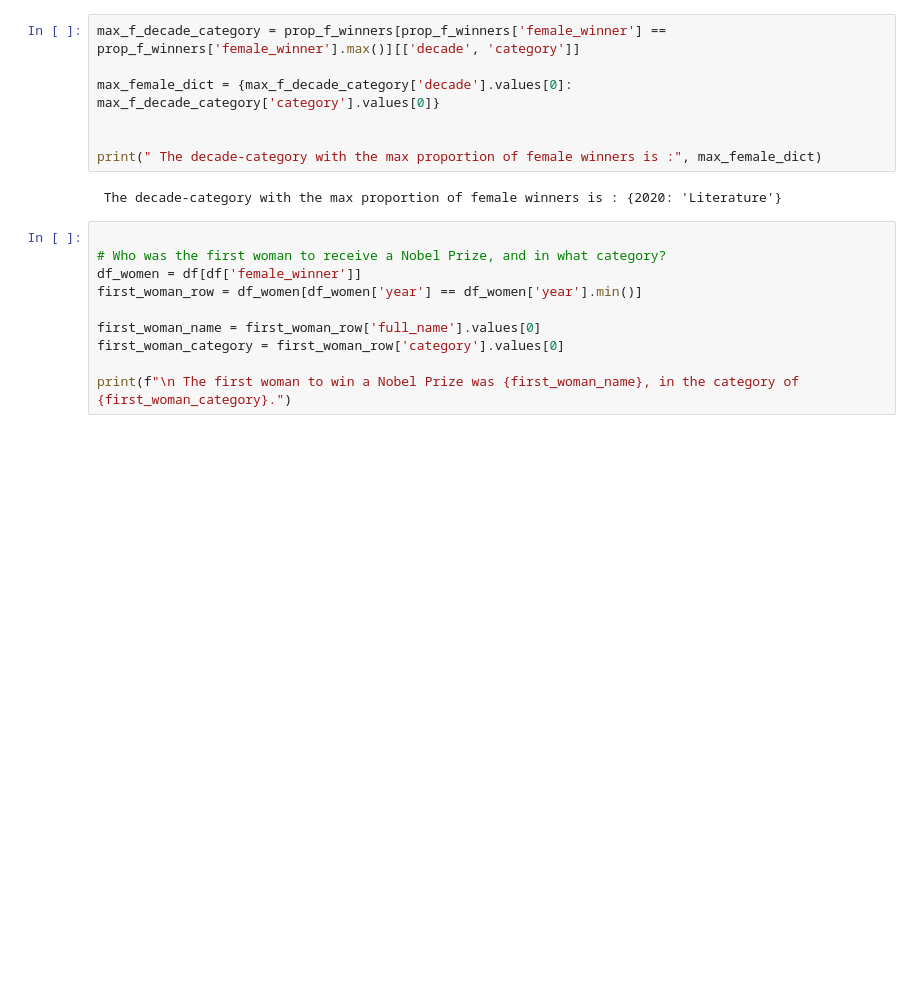
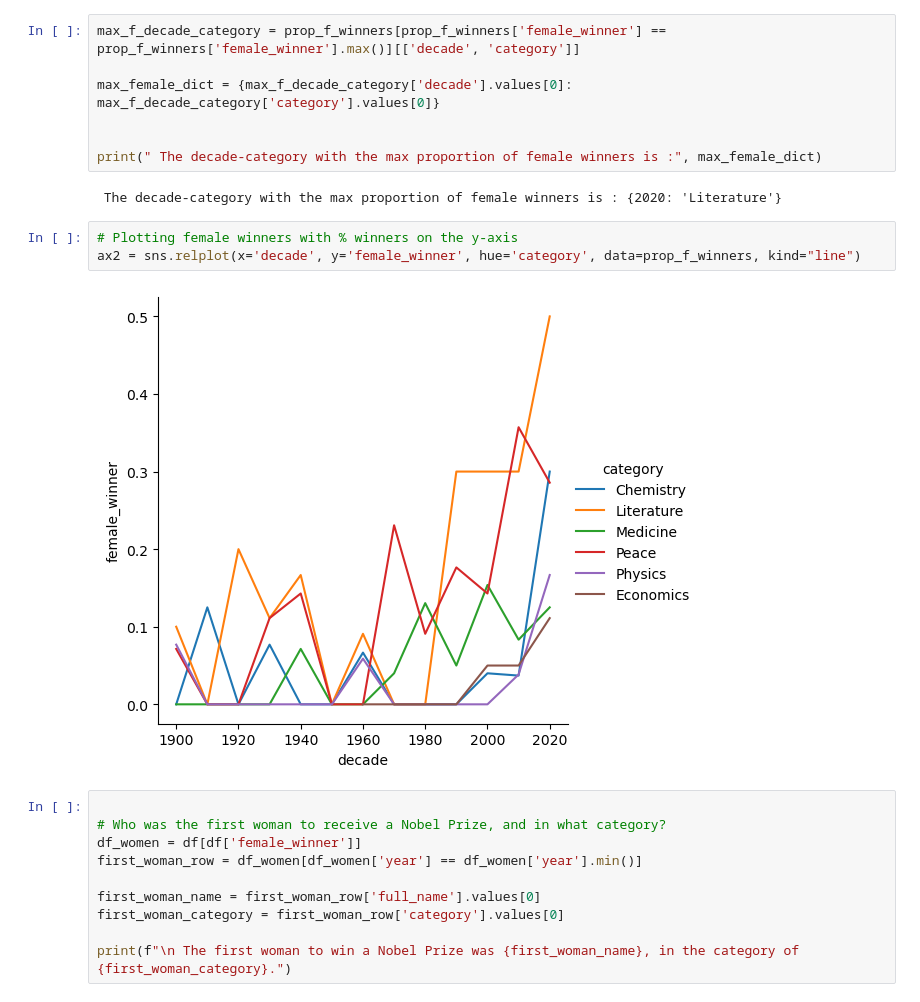
Before and after one commit to Bahar-Rezaei/Visualizing-the-History-of-Nobel-Prize-Winners, a Jupyter notebook: notebook.ipynb, the cells around one changed output. Saved outputs shown, nothing was run; the diff lists cells and outputs as text; blank space fills up the shorter version.

```diff
--- a/notebook.ipynb
+++ b/notebook.ipynb
@@ -101,6 +106,11 @@ max_female_dict = {max_f_decade_category['decade'].values[0]: max_f_decade_categ
 print(" The decade-category with the max proportion of female winners is :", max_female_dict)
 # %% [output]
  The decade-category with the max proportion of female winners is : {2020: 'Literature'}
+# %%
+# Plotting female winners with % winners on the y-axis
+ax2 = sns.relplot(x='decade', y='female_winner', hue='category', data=prop_f_winners, kind="line")
+# %% [output]
+[figure, added]
 # %%
 
 # Who was the first woman to receive a Nobel Prize, and in what category?
```
Also changed, not shown: parts of 1 cell of this notebook.
